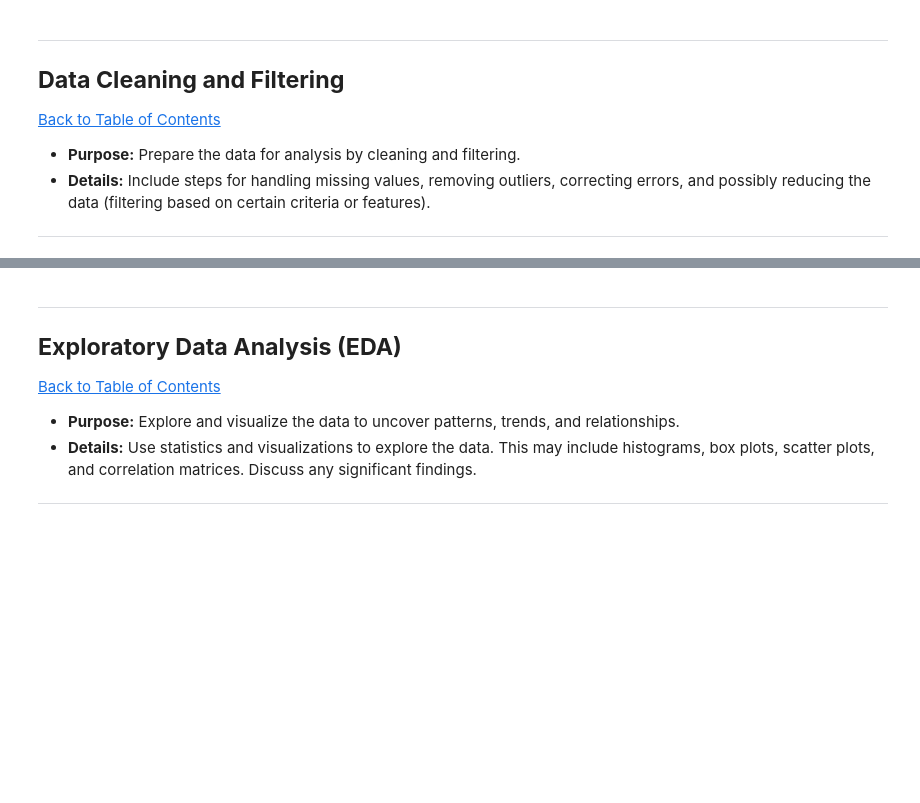
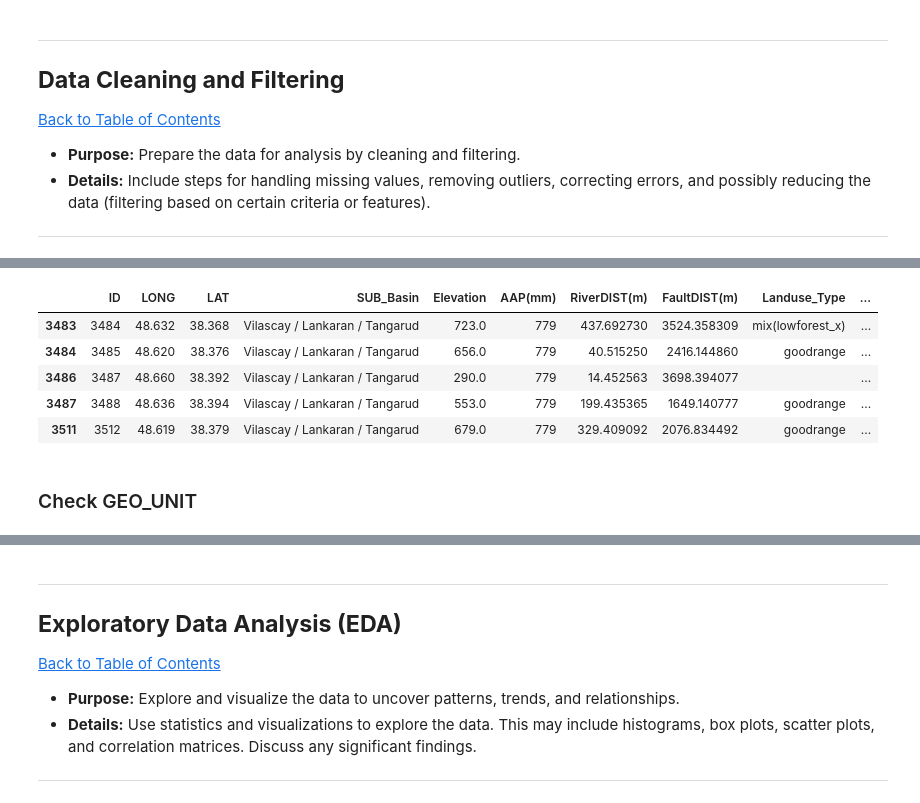
Before and after one commit to MiekeSpaans/MS_Capstone_Project_2401FTDS, a Jupyter notebook: QCTO-Capstone-Project.ipynb, the cells around one changed output, grey strips where cells are left out. Cells and saved outputs as stored; diff of their text form; code cells hidden in the pictures; blank space fills up the shorter version.

```diff
--- a/QCTO-Capstone-Project.ipynb
+++ b/QCTO-Capstone-Project.ipynb
@@ -226,0 +246,4 @@ Analysis:
+# %%
+# Removing the column ID, as it just repeats the index
+landslide.drop('ID',axis= 1 ,inplace= True)
+landslide.head()
@@ -226,0 +291,3 @@ Analysis:
+# %%
+# Remove row mentioned above
+landslide.drop(index= 3551, inplace= True)
@@ -226,0 +362,10 @@ Analysis:
+# %%
+# Check if locations nearby SUB_Basin: 'Vilascay / Lankaran / Tangarud'
+landslide[(landslide['SUB_Basin'] == 'Vilascay / Lankaran / Tangarud') & (landslide['LONG'] <= 48.66) & (landslide['LONG'] > 48.6)]
+# %% [output]
+|  | ID | LONG | LAT | SUB_Basin | Elevation | AAP(mm) | RiverDIST(m) | FaultDIST(m) | Landuse_Type | ... |
+| 3483 | 3484 | 48.632 | 38.368 | Vilascay / Lankaran / Tangarud | 723.0 | 779 | 437.692730 | 3524.358309 | mix(lowforest_x) | ... |
+| 3484 | 3485 | 48.620 | 38.376 | Vilascay / Lankaran / Tangarud | 656.0 | 779 | 40.515250 | 2416.144860 | goodrange | ... |
+| 3486 | 3487 | 48.660 | 38.392 | Vilascay / Lankaran / Tangarud | 290.0 | 779 | 14.452563 | 3698.394077 |  | ... |
+| 3487 | 3488 | 48.636 | 38.394 | Vilascay / Lankaran / Tangarud | 553.0 | 779 | 199.435365 | 1649.140777 | goodrange | ... |
+| 3511 | 3512 | 48.619 | 38.379 | Vilascay / Lankaran / Tangarud | 679.0 | 779 | 329.409092 | 2076.834492 | goodrange | ... |
@@ -226,0 +374,2 @@ Analysis:
+# %% [markdown]
+### Check GEO_UNIT
```
Also changed, not shown: parts of 30 cells of this notebook.
